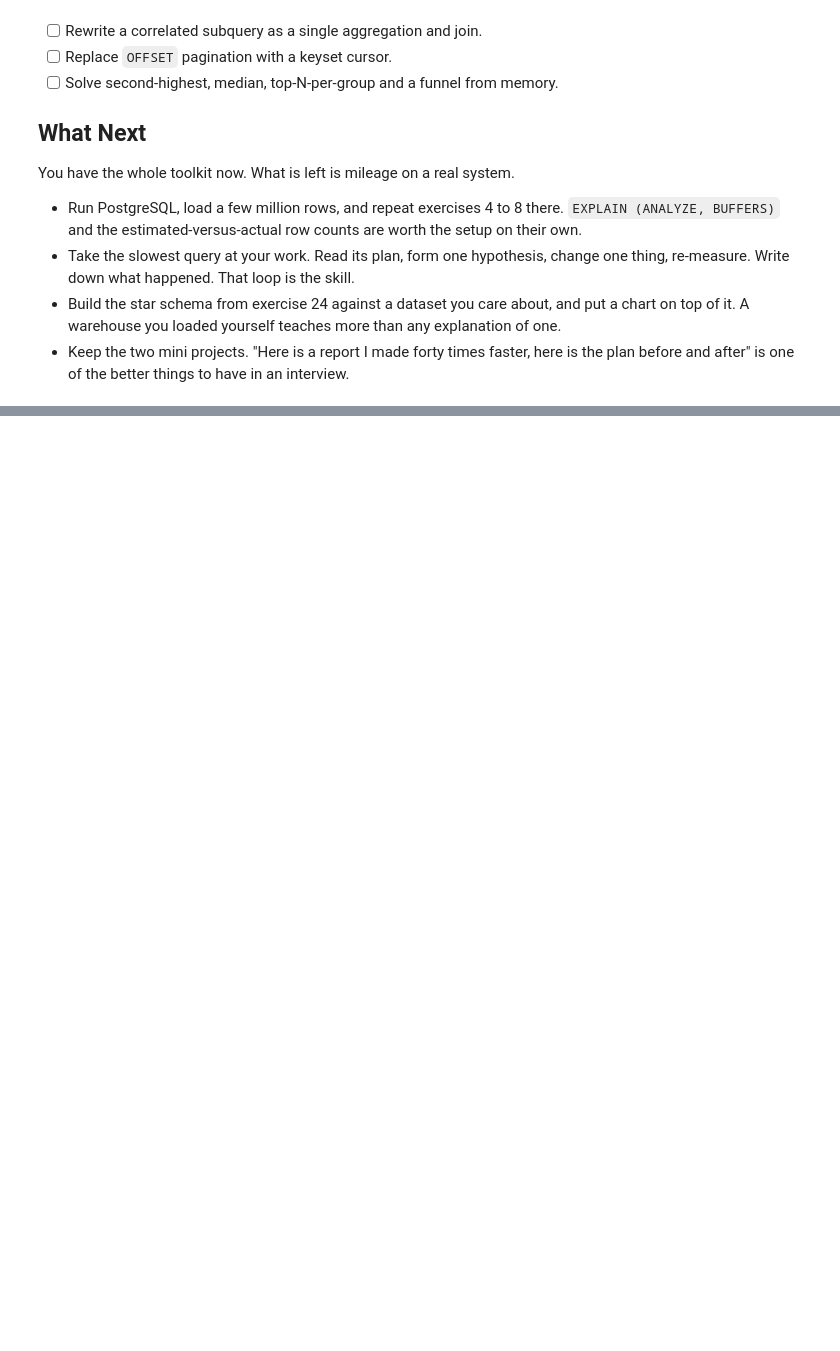
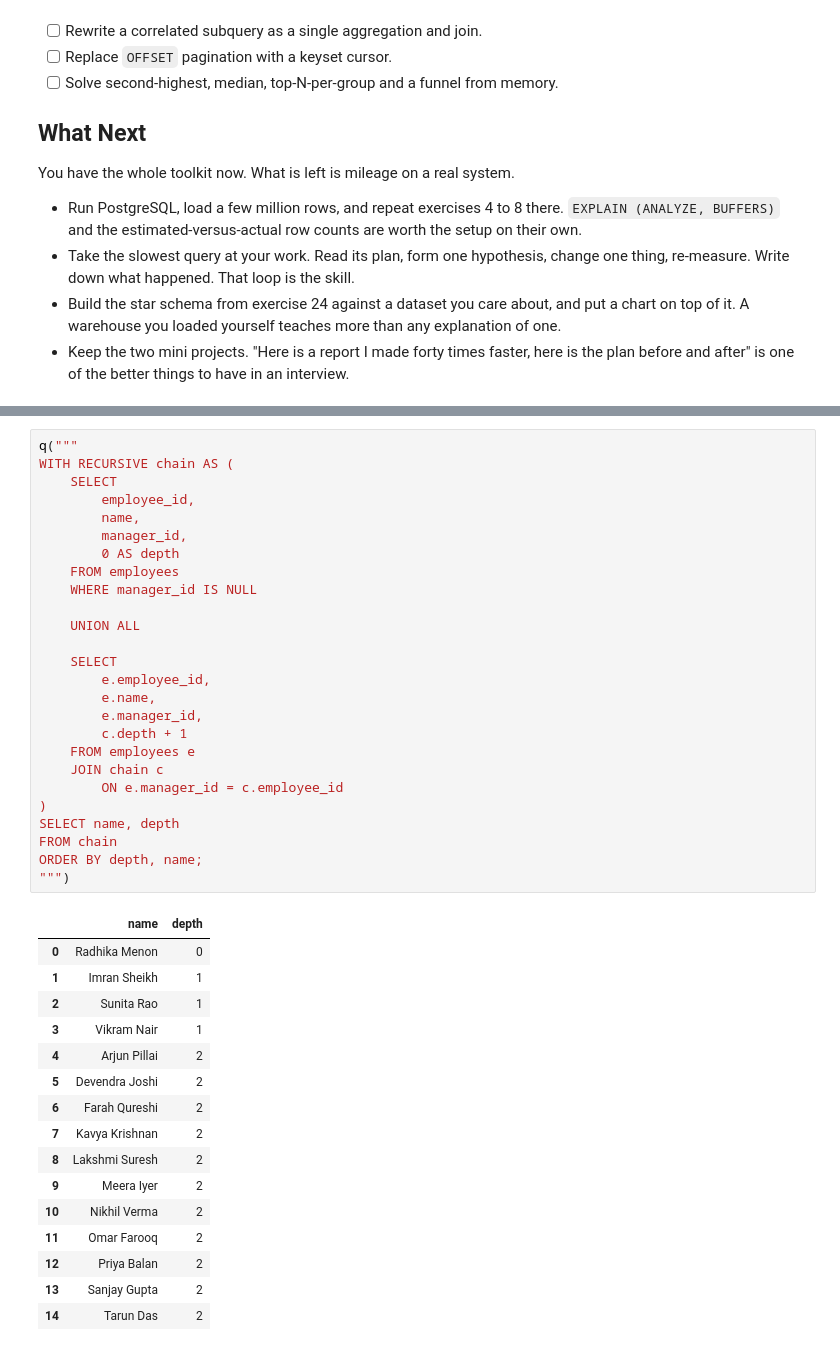
Before and after one commit to SumitYesade22/SQL, a Jupyter notebook: sql-advanced-exercises.ipynb, the cells around one changed output, grey strips where cells are left out. Drawn from its saved outputs; the diff is of its cells as text; blank space fills up the shorter version.

```diff
--- a/sql-advanced-exercises.ipynb
+++ b/sql-advanced-exercises.ipynb
@@ -1512,0 +1763,43 @@ You have the whole toolkit now. What is left is mileage on a real system.
+# %%
+q("""
+WITH RECURSIVE chain AS (
+    SELECT
+        employee_id,
+        name,
+        manager_id,
+        0 AS depth
+    FROM employees
+    WHERE manager_id IS NULL
+
+    UNION ALL
+
+    SELECT
+        e.employee_id,
+        e.name,
+        e.manager_id,
+        c.depth + 1
+    FROM employees e
+    JOIN chain c
+        ON e.manager_id = c.employee_id
+)
+SELECT name, depth
+FROM chain
+ORDER BY depth, name;
+""")
+# %% [output]
+|  | name | depth |
+| 0 | Radhika Menon | 0 |
+| 1 | Imran Sheikh | 1 |
+| 2 | Sunita Rao | 1 |
+| 3 | Vikram Nair | 1 |
+| 4 | Arjun Pillai | 2 |
+| 5 | Devendra Joshi | 2 |
+| 6 | Farah Qureshi | 2 |
+| 7 | Kavya Krishnan | 2 |
+| 8 | Lakshmi Suresh | 2 |
+| 9 | Meera Iyer | 2 |
+| 10 | Nikhil Verma | 2 |
+| 11 | Omar Farooq | 2 |
+| 12 | Priya Balan | 2 |
+| 13 | Sanjay Gupta | 2 |
+| 14 | Tarun Das | 2 |
```
Also changed, not shown: parts of 10 cells of this notebook.
